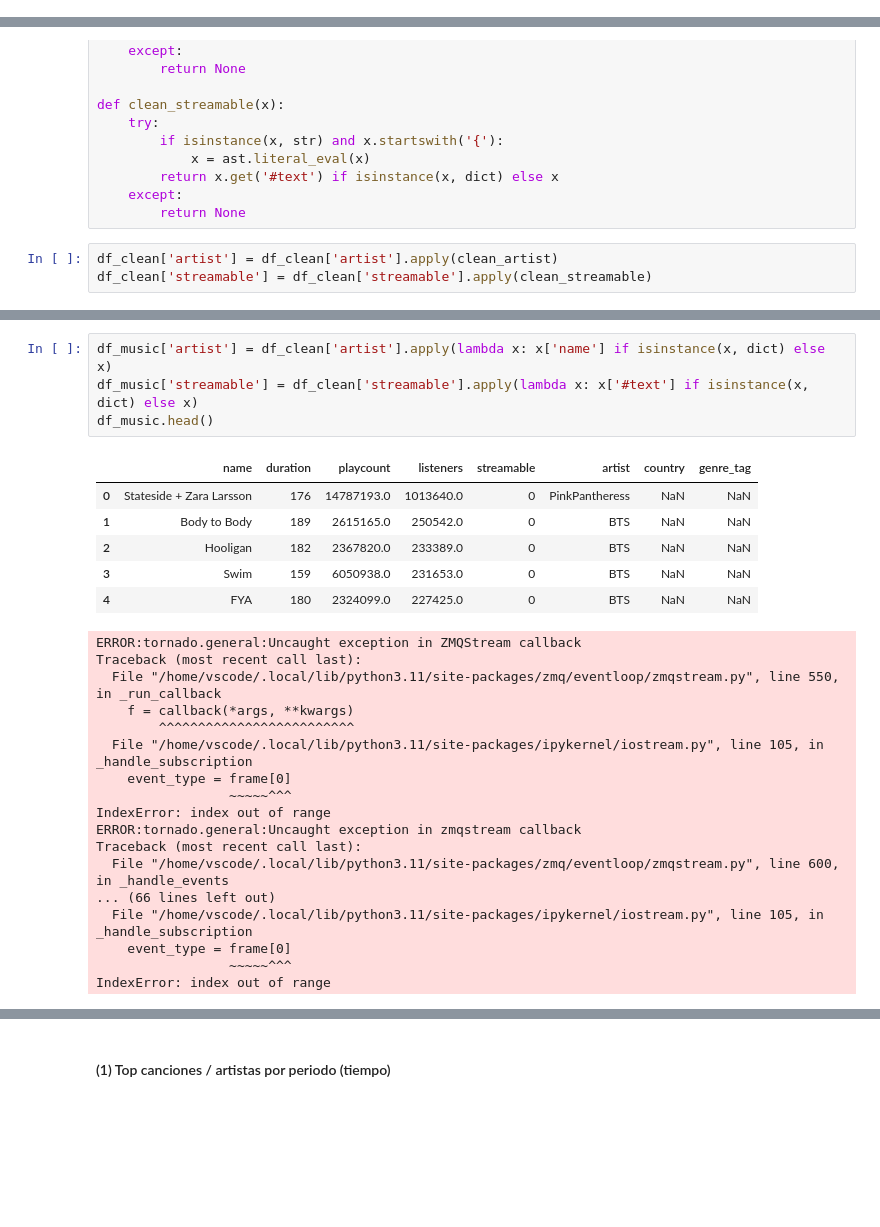
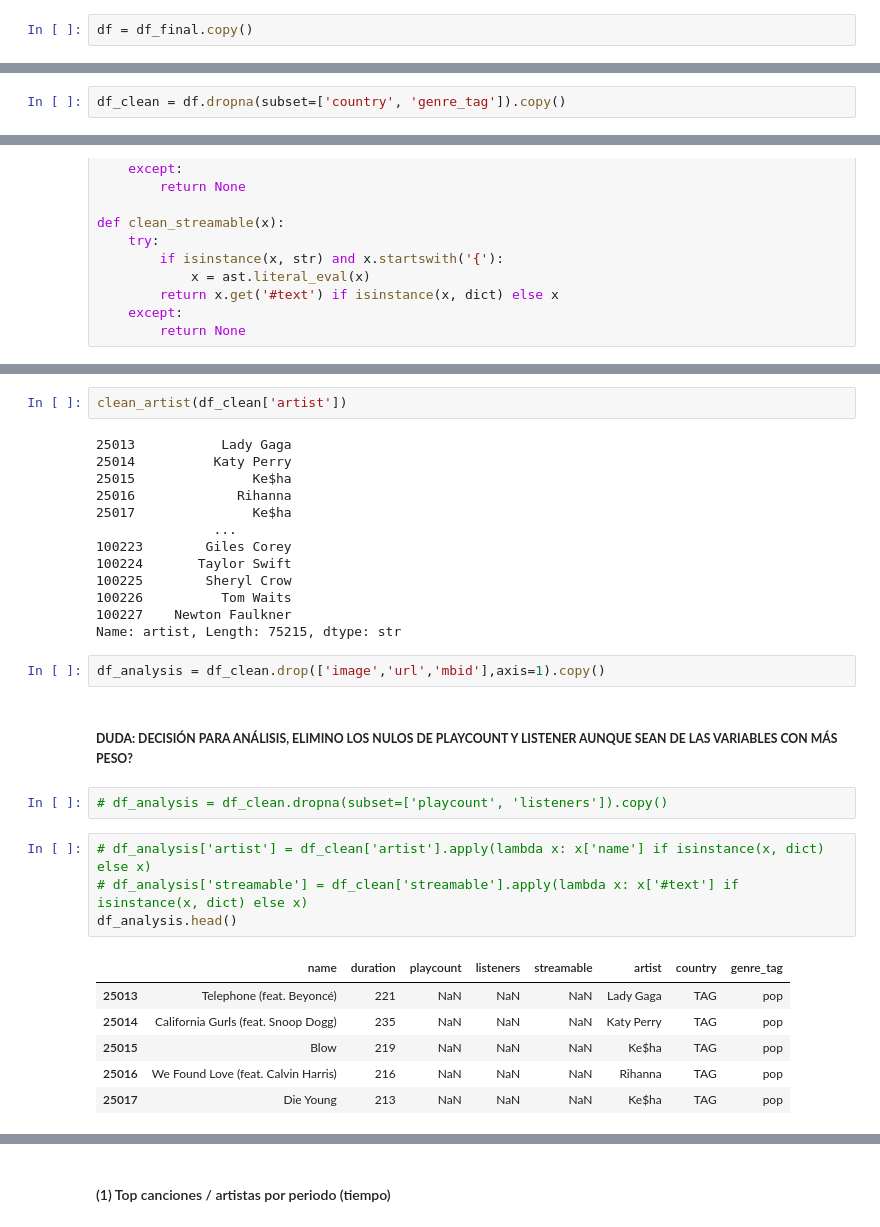
Before and after one commit to 4GeeksAcademy/ProyectoFinal23, a Jupyter notebook: src/Modulo1_backup-manual_data.ipynb, the cells around one changed output, grey strips where cells are left out. Cells and saved outputs as stored; diff of their text form; blank space fills up the shorter version.

```diff
--- a/src/Modulo1_backup-manual_data.ipynb
+++ b/src/Modulo1_backup-manual_data.ipynb
@@ -606 +709,3 @@ df_final.shape
+# %%
+df = df_final.copy()
 # %%
@@ -725,0 +847,2 @@ df_music['genre_tag'] = df_clean['genre_tag'].fillna('UNKNOWN')
+# %%
+df_clean = df.dropna(subset=['country', 'genre_tag']).copy()
@@ -755,6 +895,3 @@ def clean_streamable(x):
         return x.get('#text') if isinstance(x, dict) else x
     except:
         return None
-# %%
-df_clean['artist'] = df_clean['artist'].apply(clean_artist)
-df_clean['streamable'] = df_clean['streamable'].apply(clean_streamable)
@@ -761,28 +913,32 @@ df_clean['streamable'] = df_clean['streamable'].apply(clean_streamable)
+# %%
+clean_artist(df_clean['artist'])
+# %% [output]
+25013           Lady Gaga
+25014          Katy Perry
+25015               Ke$ha
+25016             Rihanna
+25017               Ke$ha
+               ...
+100223        Giles Corey
+100224       Taylor Swift
+100225        Sheryl Crow
+100226          Tom Waits
+100227    Newton Faulkner
+Name: artist, Length: 75215, dtype: str
+# %%
+df_analysis = df_clean.drop(['image','url','mbid'],axis=1).copy()
+# %% [markdown]
+##### **DUDA: DECISIÓN PARA ANÁLISIS, ELIMINO LOS NULOS DE PLAYCOUNT Y LISTENER AUNQUE SEAN DE LAS VARIABLES CON MÁS PESO?**
+# %%
+# df_analysis = df_clean.dropna(subset=['playcount', 'listeners']).copy()
 # %%
-df_music['artist'] = df_clean['artist'].apply(lambda x: x['name'] if isinstance(x, dict) else x)
-df_music['streamable'] = df_clean['streamable'].apply(lambda x: x['#text'] if isinstance(x, dict) else x)
-df_music.head()
+# df_analysis['artist'] = df_clean['artist'].apply(lambda x: x['name'] if isinstance(x, dict) else x)
+# df_analysis['streamable'] = df_clean['streamable'].apply(lambda x: x['#text'] if isinstance(x, dict) else x)
+df_analysis.head()
 # %% [output]
 |  | name | duration | playcount | listeners | streamable | artist | country | genre_tag |
-| 0 | Stateside + Zara Larsson | 176 | 14787193.0 | 1013640.0 | 0 | PinkPantheress | NaN | NaN |
-| 1 | Body to Body | 189 | 2615165.0 | 250542.0 | 0 | BTS | NaN | NaN |
-| 2 | Hooligan | 182 | 2367820.0 | 233389.0 | 0 | BTS | NaN | NaN |
-| 3 | Swim | 159 | 6050938.0 | 231653.0 | 0 | BTS | NaN | NaN |
-| 4 | FYA | 180 | 2324099.0 | 227425.0 | 0 | BTS | NaN | NaN |
+| 25013 | Telephone (feat. Beyoncé) | 221 | NaN | NaN | NaN | Lady Gaga | TAG | pop |
+| 25014 | California Gurls (feat. Snoop Dogg) | 235 | NaN | NaN | NaN | Katy Perry | TAG | pop |
+| 25015 | Blow | 219 | NaN | NaN | NaN | Ke$ha | TAG | pop |
+| 25016 | We Found Love (feat. Calvin Harris) | 216 | NaN | NaN | NaN | Rihanna | TAG | pop |
+| 25017 | Die Young | 213 | NaN | NaN | NaN | Ke$ha | TAG | pop |
-ERROR:tornado.general:Uncaught exception in ZMQStream callback
-Traceback (most recent call last):
-  File "/home/vscode/.local/lib/python3.11/site-packages/zmq/eventloop/zmqstream.py", line 550, in _run_callback
-    f = callback(*args, **kwargs)
-        ^^^^^^^^^^^^^^^^^^^^^^^^^
-  File "/home/vscode/.local/lib/python3.11/site-packages/ipykernel/iostream.py", line 105, in _handle_subscription
-    event_type = frame[0]
-                 ~~~~~^^^
-IndexError: index out of range
-ERROR:tornado.general:Uncaught exception in zmqstream callback
-Traceback (most recent call last):
-  File "/home/vscode/.local/lib/python3.11/site-packages/zmq/eventloop/zmqstream.py", line 600, in _handle_events
-... (66 lines left out)
-  File "/home/vscode/.local/lib/python3.11/site-packages/ipykernel/iostream.py", line 105, in _handle_subscription
-    event_type = frame[0]
-                 ~~~~~^^^
-IndexError: index out of range
```
Also changed, not shown: parts of 82 cells of this notebook, 2 other files.
